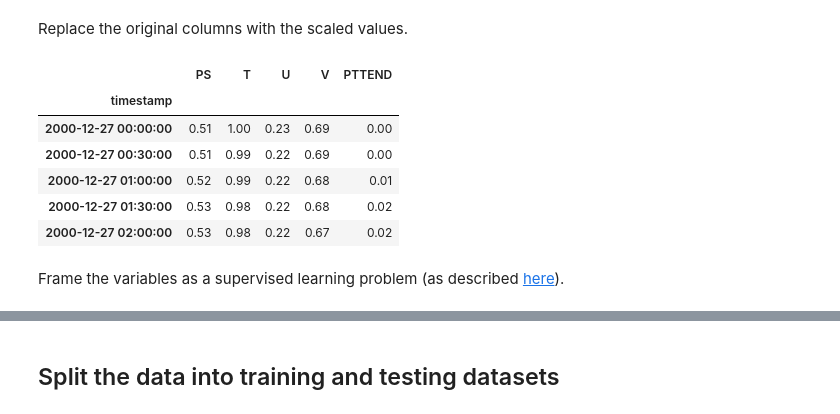
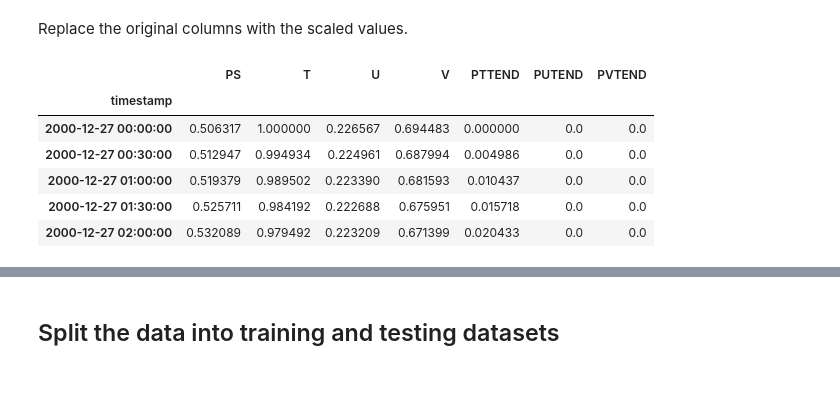
Before and after one commit to monocongo/climate_learn, a Jupyter notebook: notebooks/model_learn_lstm_keras.ipynb, the cells around one changed output, grey strips where cells are left out. Cells and saved outputs as stored; diff of their text form; code cells hidden in the pictures; blank space fills up the shorter version.

```diff
--- a/notebooks/model_learn_lstm_keras.ipynb
+++ b/notebooks/model_learn_lstm_keras.ipynb
@@ -121,10 +121,12 @@ Convert to a Pandas DataFrame containing inputs (features) and output (label/tar
 # %%
-df_temp = pd.DataFrame({'timestamp': timestamps,
-                         'PS': ps,
-                         'T': t,
-                         'U': u,
-                         'V': v,
-                         'PTTEND': pttend})
-df_temp.set_index('timestamp', inplace=True)
-df_temp.head()
+df_vals = pd.DataFrame({'timestamp': timestamps,
+                        'PS': ps,
+                        'T': t,
+                        'U': u,
+                        'V': v,
+                        'PTTEND': pttend,
+                        'PUTEND': putend,
+                        'PVTEND': pvtend})
+df_vals.set_index('timestamp', inplace=True)
+df_vals.head()
 # %% [output]
@@ -204,17 +192,15 @@ array([[0.50631714, 1.        , 0.22656655, 0.69448346, 0.        ],
 # %% [markdown]
 Replace the original columns with the scaled values.
 # %%
-for i in range(len(df_temp.columns)):
+for i in range(len(df_vals.columns)):
     s = pd.Series(scaled[:, i])
-    df_temp[df_temp.columns[i]] = s.values
-df_temp.head()
+    df_vals[df_vals.columns[i]] = s.values
+df_vals.head()
 # %% [output]
-|  | PS | T | U | V | PTTEND |
-| timestamp |  |  |  |  |  |
-| 2000-12-27 00:00:00 | 0.51 | 1.00 | 0.23 | 0.69 | 0.00 |
-| 2000-12-27 00:30:00 | 0.51 | 0.99 | 0.22 | 0.69 | 0.00 |
-| 2000-12-27 01:00:00 | 0.52 | 0.99 | 0.22 | 0.68 | 0.01 |
-| 2000-12-27 01:30:00 | 0.53 | 0.98 | 0.22 | 0.68 | 0.02 |
-| 2000-12-27 02:00:00 | 0.53 | 0.98 | 0.22 | 0.67 | 0.02 |
+|  | PS | T | U | V | PTTEND | PUTEND | PVTEND |
+| timestamp |  |  |  |  |  |  |  |
+| 2000-12-27 00:00:00 | 0.506317 | 1.000000 | 0.226567 | 0.694483 | 0.000000 | 0.0 | 0.0 |
+| 2000-12-27 00:30:00 | 0.512947 | 0.994934 | 0.224961 | 0.687994 | 0.004986 | 0.0 | 0.0 |
+| 2000-12-27 01:00:00 | 0.519379 | 0.989502 | 0.223390 | 0.681593 | 0.010437 | 0.0 | 0.0 |
+| 2000-12-27 01:30:00 | 0.525711 | 0.984192 | 0.222688 | 0.675951 | 0.015718 | 0.0 | 0.0 |
+| 2000-12-27 02:00:00 | 0.532089 | 0.979492 | 0.223209 | 0.671399 | 0.020433 | 0.0 | 0.0 |
-# %% [markdown]
-Frame the variables as a supervised learning problem (as described [here](https://machinelearningmastery.com/convert-time-series-supervised-learning-problem-python/)).
```
Also changed, not shown: parts of 30 cells of this notebook.
